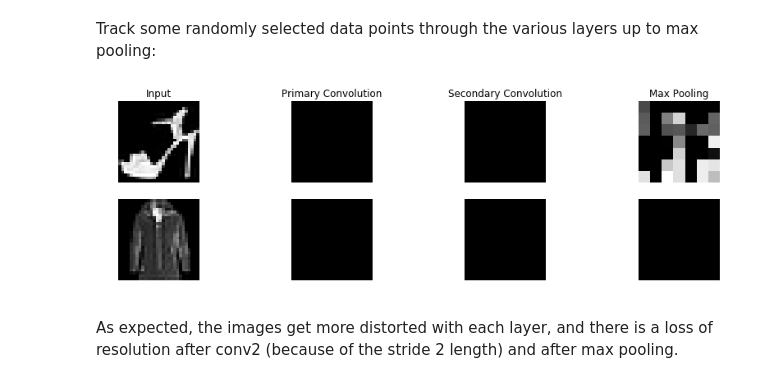
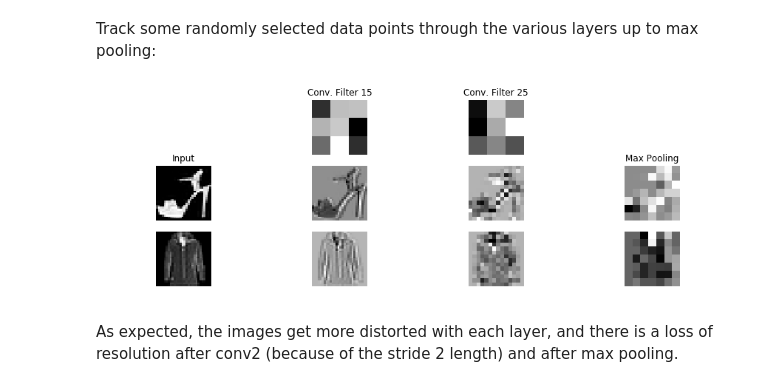
Before and after one commit to nirbaaytandon/fashionistas, a Jupyter notebook: KaggleKernel.ipynb, the cells around one changed output. Saved outputs shown, nothing was run; the diff lists cells and outputs as text; code cells hidden in the pictures.

Commit message:
Corrections to KaggleKernel

```diff
--- a/KaggleKernel.ipynb
+++ b/KaggleKernel.ipynb
@@ -147,6 +149,10 @@ with tf.Session() as sess:
         [X, conv1, conv2, max_pool, max_pool_flat, logits, Y_probs],
         feed_dict={X: X_batch}
     )
+    conv1_kernels = tf.get_collection(tf.GraphKeys.GLOBAL_VARIABLES , 'conv1/kernel')[0]
+    conv2_kernels = tf.get_collection(tf.GraphKeys.GLOBAL_VARIABLES , 'conv2/kernel')[0]
+    conv1_kernels_np = conv1_kernels.eval()
+    conv2_kernels_np = conv2_kernels.eval()
 # %%
 # Helper function to plot outputs
 def plot_data_point(dp, ax, title):
@@ -156,24 +162,30 @@ def plot_data_point(dp, ax, title):
 # %% [markdown]
 Track some randomly selected data points through the various layers up to max pooling:
 # %%
-fig, axarr = plt.subplots(2,4)
+fig, axarr = plt.subplots(3,4)
+
+# plot filters
+axarr[0,0].axis("off")
+plot_data_point(conv1_kernels_np[:,:,0,14], axarr[0,1], "Conv. Filter 15")
+plot_data_point(conv2_kernels_np[:,:,0,24], axarr[0,2], "Conv. Filter 25")
+axarr[0,3].axis("off")
 
 # plot data point 10
-plot_data_point(inputs_outputs[9, :, :, 0], axarr[0,0], "Input")
-plot_data_point(conv1_output[9, :, :, 14], axarr[0,1], "Primary Convolution")
-plot_data_point(conv2_output[9, :, :, 24], axarr[0,2], "Secondary Convolution")
-plot_data_point(pool_output[9, :, :, 49], axarr[0,3], "Max Pooling")
+plot_data_point(inputs_outputs[9, :, :, 0], axarr[1,0], "Input")
+plot_data_point(conv1_output[9, :, :, 14], axarr[1,1], "")
+plot_data_point(conv2_output[9, :, :, 24], axarr[1,2], "")
+plot_data_point(pool_output[9, :, :, 49], axarr[1,3], "Max Pooling")
 
 # plot data point 20
-plot_data_point(inputs_outputs[19, :, :, 0], axarr[1,0], "")
-plot_data_point(conv1_output[19, :, :, 14], axarr[1,1], "")
-plot_data_point(conv2_output[19, :, :, 24], axarr[1,2], "")
-plot_data_point(pool_output[19, :, :, 49], axarr[1,3], "")
+plot_data_point(inputs_outputs[19, :, :, 0], axarr[2,0], "")
+plot_data_point(conv1_output[19, :, :, 14], axarr[2,1], "")
+plot_data_point(conv2_output[19, :, :, 24], axarr[2,2], "")
+plot_data_point(pool_output[19, :, :, 49], axarr[2,3], "")
 
-plt.subplots_adjust(right=2)
+plt.subplots_adjust(right=2, top=1)
 plt.show()
 # %% [output]
-[figure, old version]
+[figure, new version]
 # %% [markdown]
 As expected, the images get more distorted with each layer, and there is a loss of resolution after conv2 (because of the stride 2 length) and after max pooling.
 # %% [markdown]
```
Also changed, not shown: parts of 10 cells of this notebook, 1 other file.
